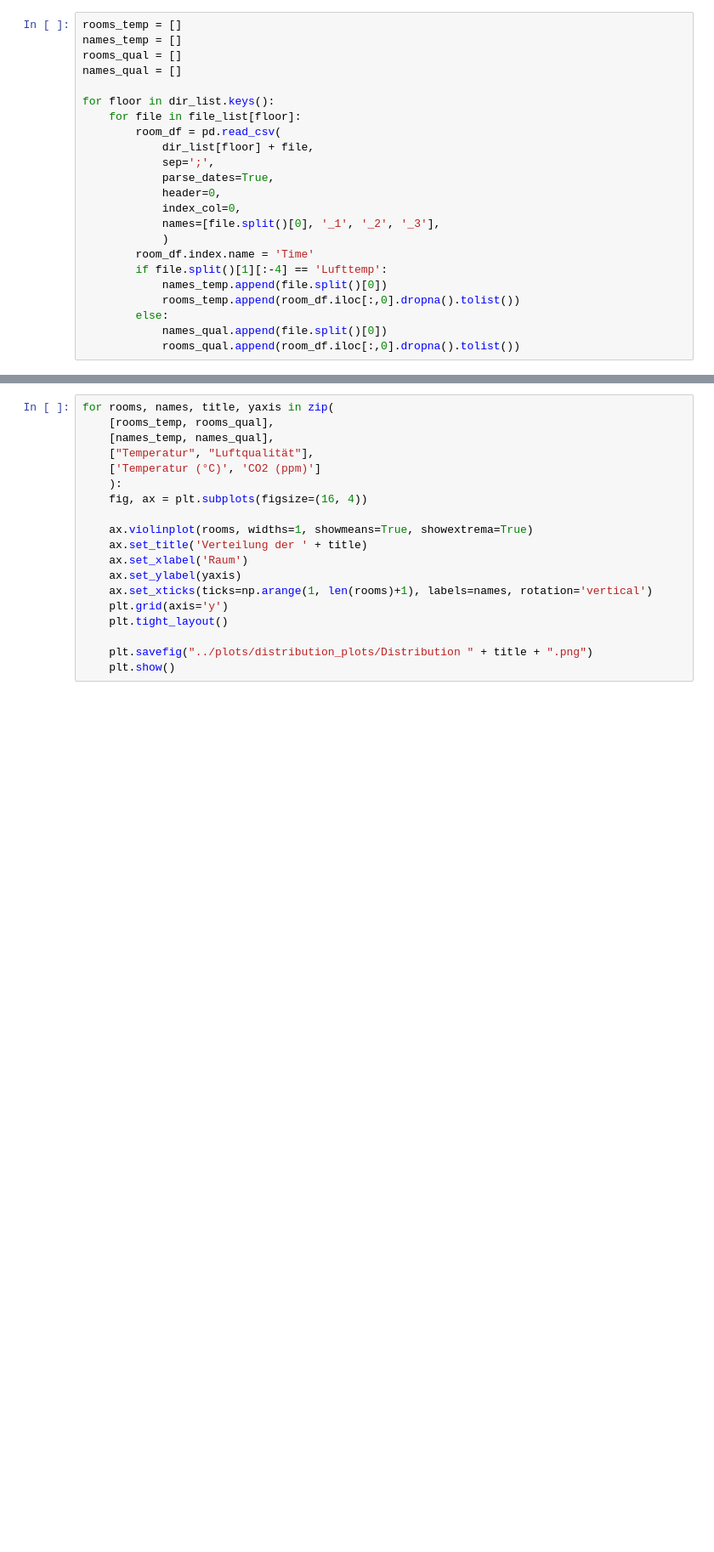
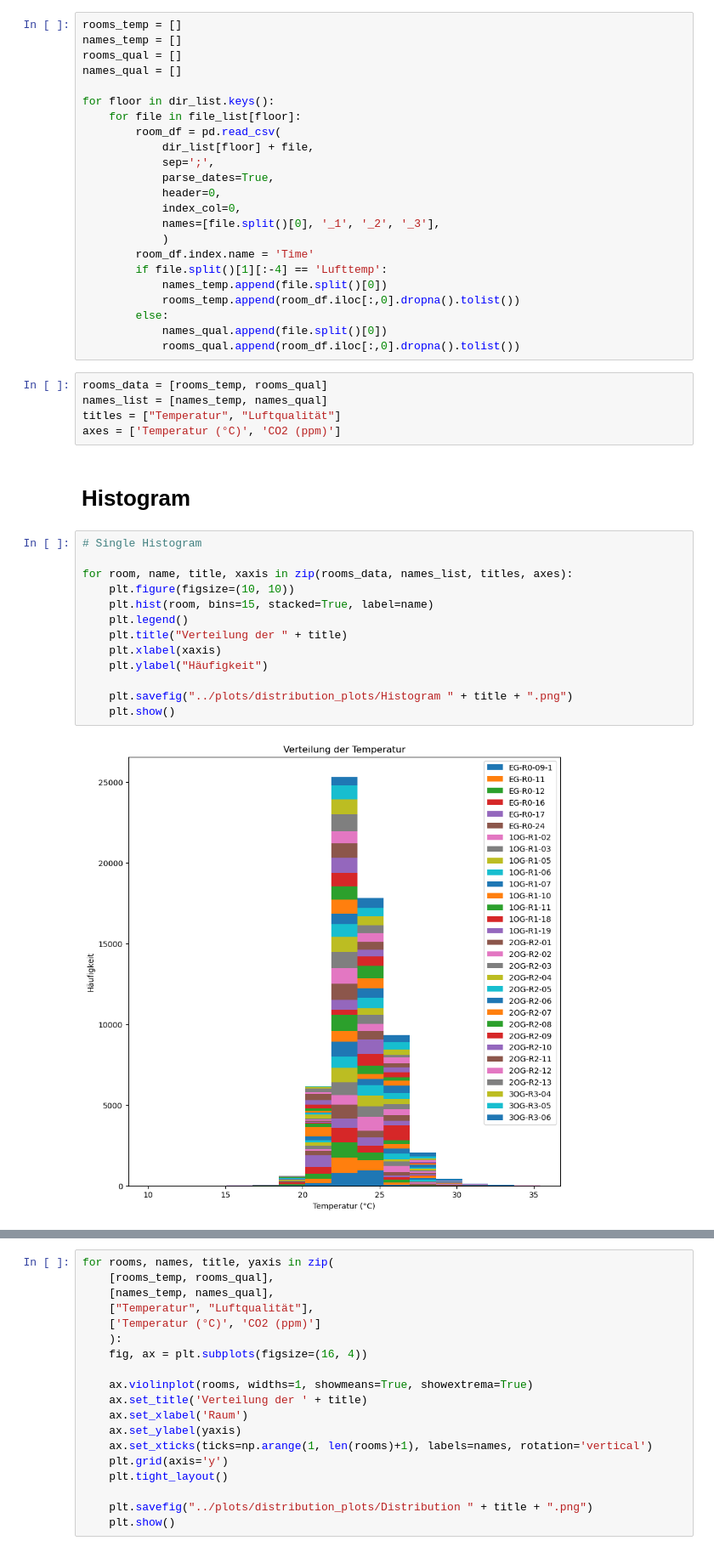
Before and after one commit to tug-cps/SchoolFeedback, a Jupyter notebook: notebooks/analyse_room_data.ipynb, the cells around one changed output, grey strips where cells are left out. Shown at 85% size. Saved outputs shown, nothing was run; the diff lists cells and outputs as text; blank space fills up the shorter version.

Commit message:
Room data histograms

```diff
--- a/notebooks/analyse_room_data.ipynb
+++ b/notebooks/analyse_room_data.ipynb
@@ -44,3 +38,25 @@ for floor in dir_list.keys():
         else:
             names_qual.append(file.split()[0])
             rooms_qual.append(room_df.iloc[:,0].dropna().tolist())
+# %%
+rooms_data = [rooms_temp, rooms_qual]
+names_list = [names_temp, names_qual]
+titles = ["Temperatur", "Luftqualität"]
+axes = ['Temperatur (°C)', 'CO2 (ppm)']
+# %% [markdown]
+# Histogram
+# %%
+# Single Histogram
+
+for room, name, title, xaxis in zip(rooms_data, names_list, titles, axes):
+    plt.figure(figsize=(10, 10))
+    plt.hist(room, bins=15, stacked=True, label=name)
+    plt.legend()
+    plt.title("Verteilung der " + title)
+    plt.xlabel(xaxis)
+    plt.ylabel("Häufigkeit")
+
+    plt.savefig("../plots/distribution_plots/Histogram " + title + ".png")
+    plt.show()
+# %% [output]
+[figure, added]
```
Also changed, not shown: parts of 8 cells of this notebook, 4 other files.
